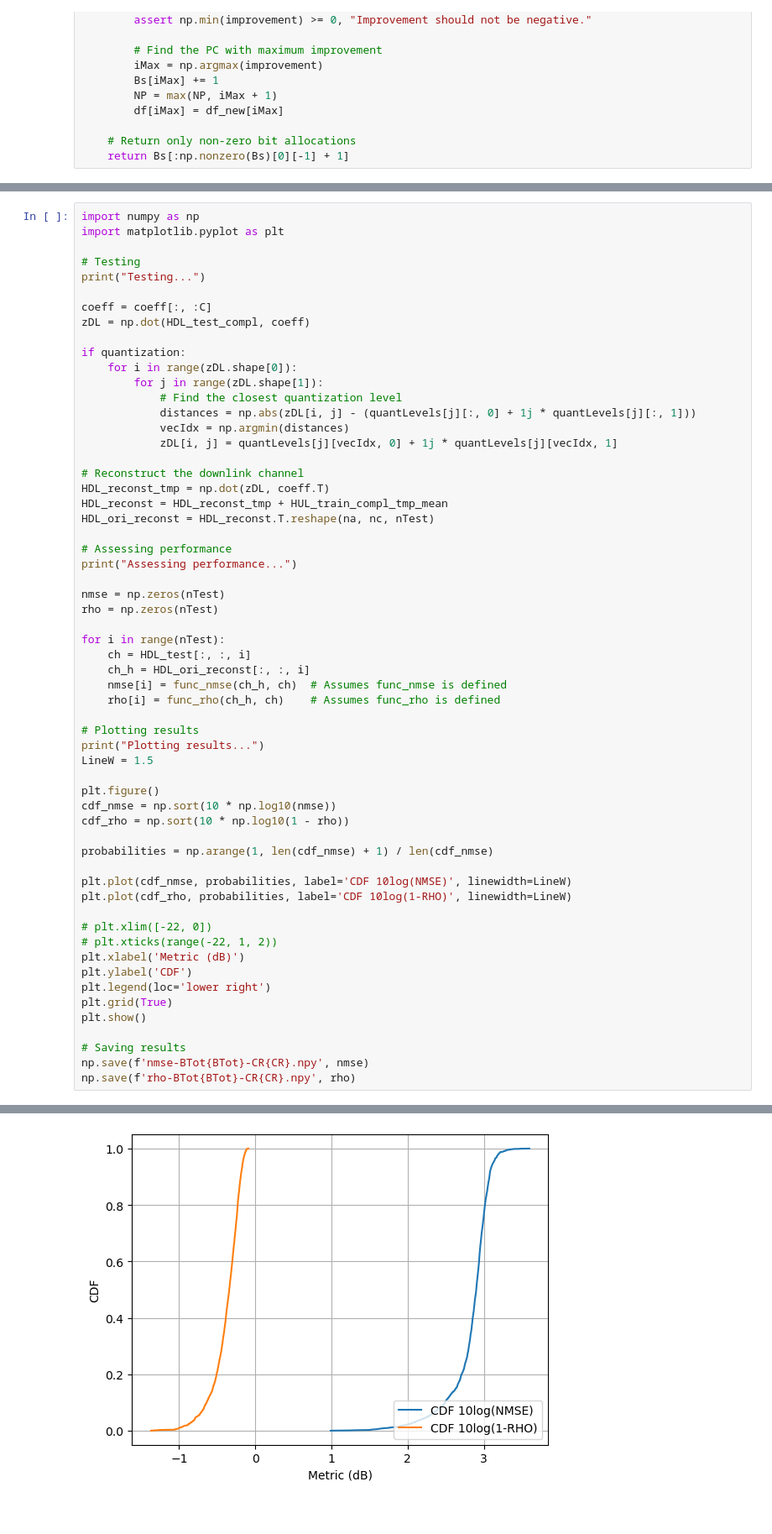
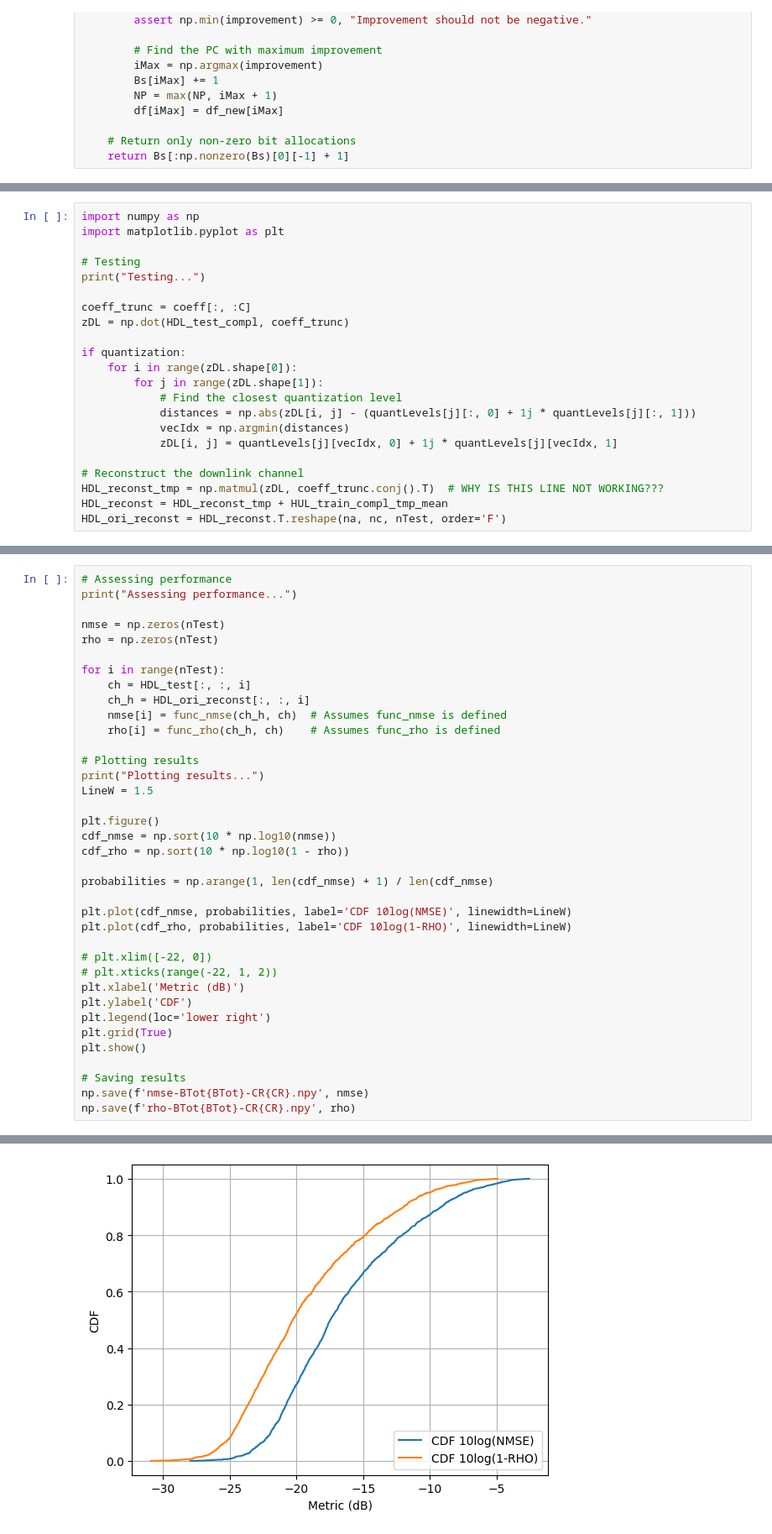
Before and after one commit to dziper/NonstaticCSI, a Jupyter notebook: reference/reference.ipynb, the cells around one changed output, grey strips where cells are left out. Shown at 84% size. Drawn from its saved outputs; the diff is of its cells as text.

Commit message:
reference working without quantization or reduce overhead

```diff
--- a/reference/reference.ipynb
+++ b/reference/reference.ipynb
@@ -314,0 +305,22 @@ Considering bTot: 1200
+# %%
+import numpy as np
+import matplotlib.pyplot as plt
+
+# Testing
+print("Testing...")
+
+coeff_trunc = coeff[:, :C]
+zDL = np.dot(HDL_test_compl, coeff_trunc)
+
+if quantization:
+    for i in range(zDL.shape[0]):
+        for j in range(zDL.shape[1]):
+            # Find the closest quantization level
+            distances = np.abs(zDL[i, j] - (quantLevels[j][:, 0] + 1j * quantLevels[j][:, 1]))
+            vecIdx = np.argmin(distances)
+            zDL[i, j] = quantLevels[j][vecIdx, 0] + 1j * quantLevels[j][vecIdx, 1]
+
+# Reconstruct the downlink channel
+HDL_reconst_tmp = np.matmul(zDL, coeff_trunc.conj().T)  # WHY IS THIS LINE NOT WORKING???
+HDL_reconst = HDL_reconst_tmp + HUL_train_compl_tmp_mean
+HDL_ori_reconst = HDL_reconst.T.reshape(na, nc, nTest, order='F')
@@ -315,26 +341,4 @@ Considering bTot: 1200
 # %%
-import numpy as np
-import matplotlib.pyplot as plt
-
-# Testing
-print("Testing...")
-
-coeff = coeff[:, :C]
-zDL = np.dot(HDL_test_compl, coeff)
-
-if quantization:
-    for i in range(zDL.shape[0]):
-        for j in range(zDL.shape[1]):
-            # Find the closest quantization level
-            distances = np.abs(zDL[i, j] - (quantLevels[j][:, 0] + 1j * quantLevels[j][:, 1]))
-            vecIdx = np.argmin(distances)
-            zDL[i, j] = quantLevels[j][vecIdx, 0] + 1j * quantLevels[j][vecIdx, 1]
-
-# Reconstruct the downlink channel
-HDL_reconst_tmp = np.dot(zDL, coeff.T)
-HDL_reconst = HDL_reconst_tmp + HUL_train_compl_tmp_mean
-HDL_ori_reconst = HDL_reconst.T.reshape(na, nc, nTest)
-
 # Assessing performance
 print("Assessing performance...")
 
@@ -376,3 +379,3 @@ Testing...
 Assessing performance...
 Plotting results...
-[figure, old version]
+[figure, new version]
```
Also changed, not shown: parts of 24 cells of this notebook.
